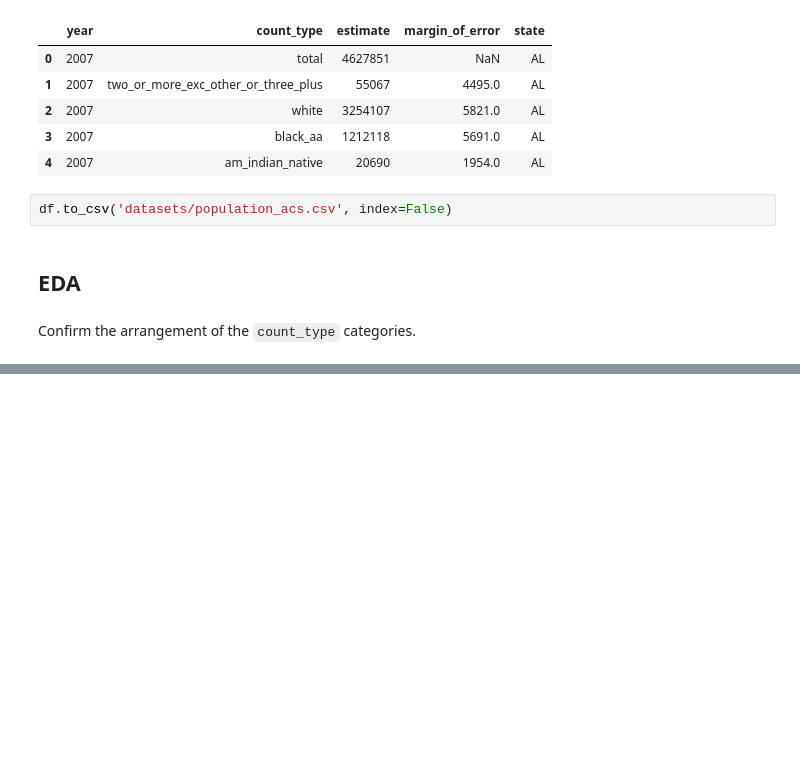
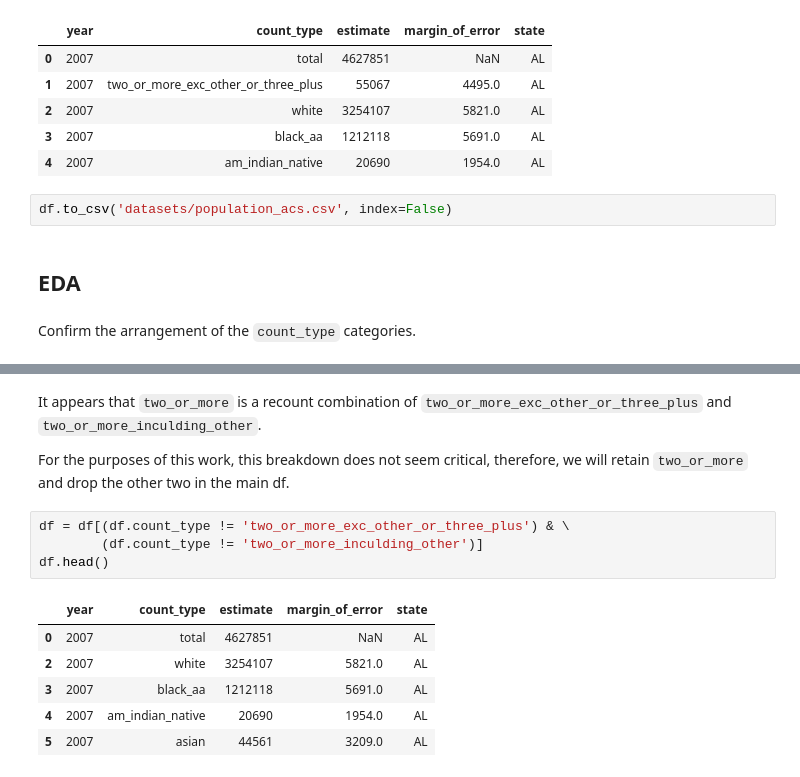
Before and after one commit to rebeccaebarnes/Homelessness, a Jupyter notebook: population.ipynb, the cells around one changed output, grey strips where cells are left out. Saved outputs shown, nothing was run; the diff lists cells and outputs as text; blank space fills up the shorter version.

```diff
--- a/population.ipynb
+++ b/population.ipynb
@@ -260,0 +300,15 @@ Confirm the arrangement of the `count_type` categories.
+# %% [markdown]
+It appears that `two_or_more` is a recount combination of `two_or_more_exc_other_or_three_plus` and `two_or_more_inculding_other`.
+
+For the purposes of this work, this breakdown does not seem critical, therefore, we will retain `two_or_more` and drop the other two in the main df.
+# %%
+df = df[(df.count_type != 'two_or_more_exc_other_or_three_plus') & \
+        (df.count_type != 'two_or_more_inculding_other')]
+df.head()
+# %% [output]
+|  | year | count_type | estimate | margin_of_error | state |
+| 0 | 2007 | total | 4627851 | NaN | AL |
+| 2 | 2007 | white | 3254107 | 5821.0 | AL |
+| 3 | 2007 | black_aa | 1212118 | 5691.0 | AL |
+| 4 | 2007 | am_indian_native | 20690 | 1954.0 | AL |
+| 5 | 2007 | asian | 44561 | 3209.0 | AL |
```
Also changed, not shown: parts of 7 cells of this notebook.
